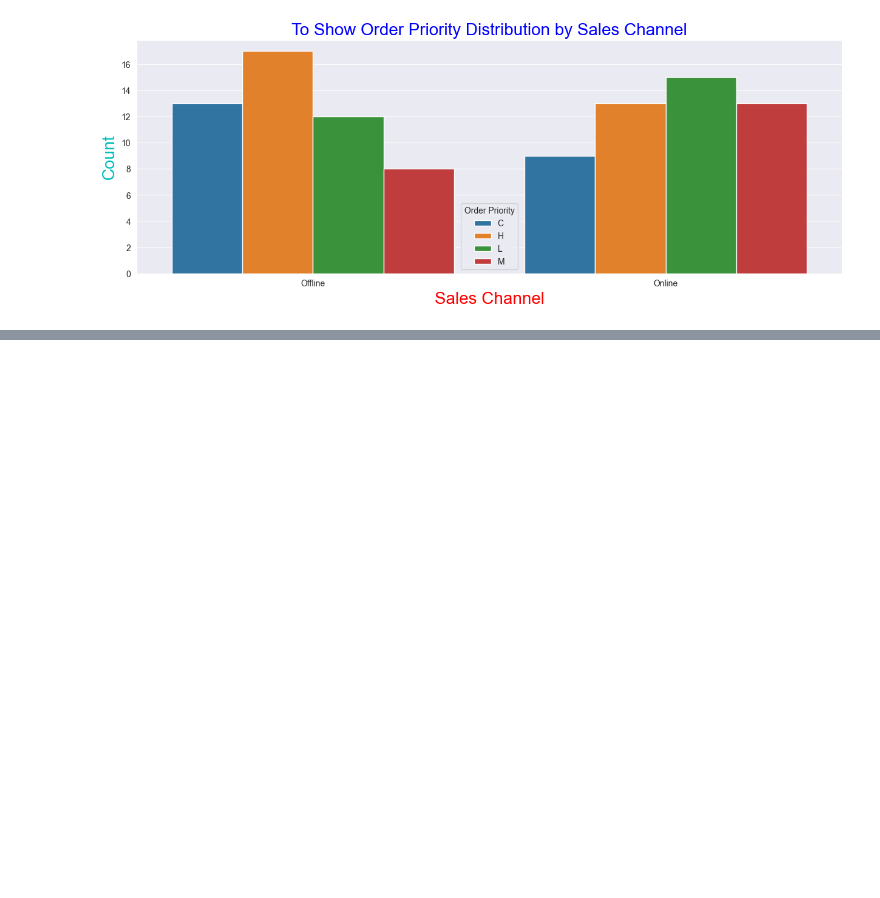
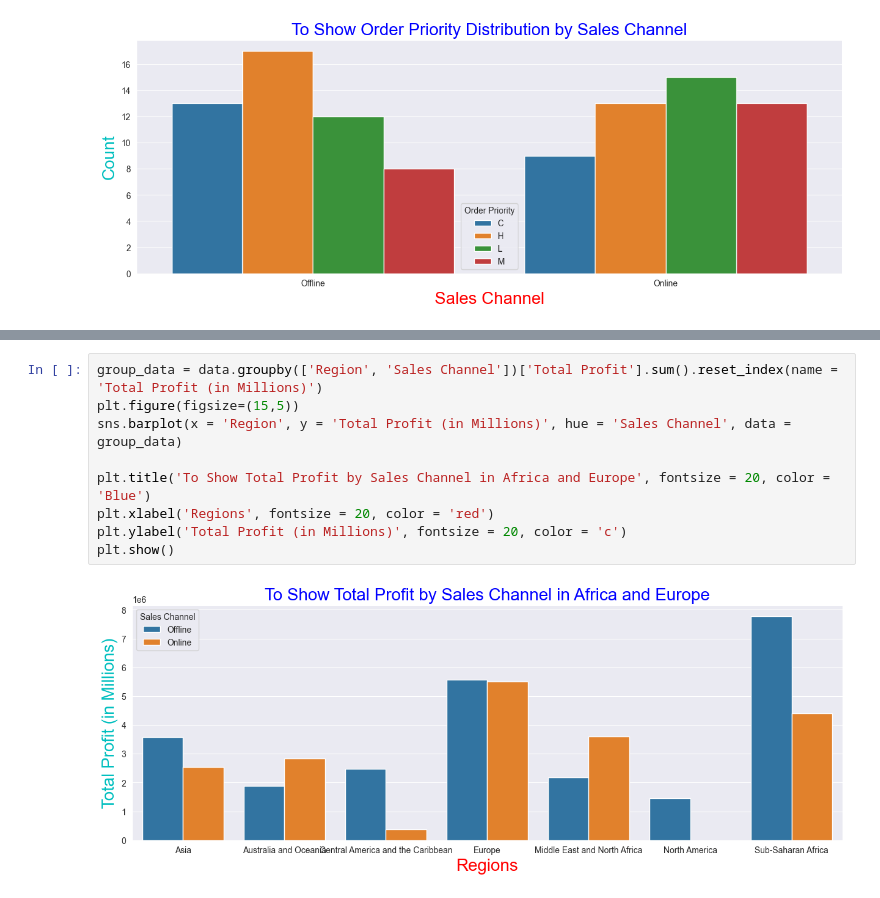
Before and after one commit to gdprasad1201/Amazon-Sales-Data-Analytics-Mini-Project, a Jupyter notebook: sales.ipynb, the cells around one changed output, grey strips where cells are left out. Drawn from its saved outputs; the diff is of its cells as text; blank space fills up the shorter version.

Commit message:
commit sales

```diff
--- a/sales.ipynb
+++ b/sales.ipynb
@@ -198,0 +270,11 @@ plt.show()
+# %%
+group_data = data.groupby(['Region', 'Sales Channel'])['Total Profit'].sum().reset_index(name = 'Total Profit (in Millions)')
+plt.figure(figsize=(15,5))
+sns.barplot(x = 'Region', y = 'Total Profit (in Millions)', hue = 'Sales Channel', data = group_data)
+
+plt.title('To Show Total Profit by Sales Channel in Africa and Europe', fontsize = 20, color = 'Blue')
+plt.xlabel('Regions', fontsize = 20, color = 'red')
+plt.ylabel('Total Profit (in Millions)', fontsize = 20, color = 'c')
+plt.show()
+# %% [output]
+[figure, added]
```
Also changed, not shown: parts of 14 cells of this notebook.
